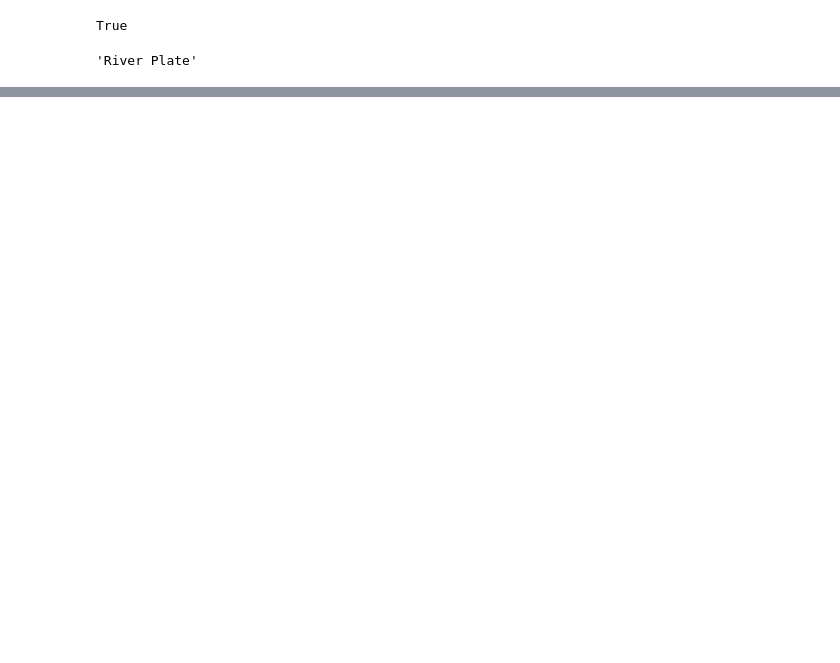
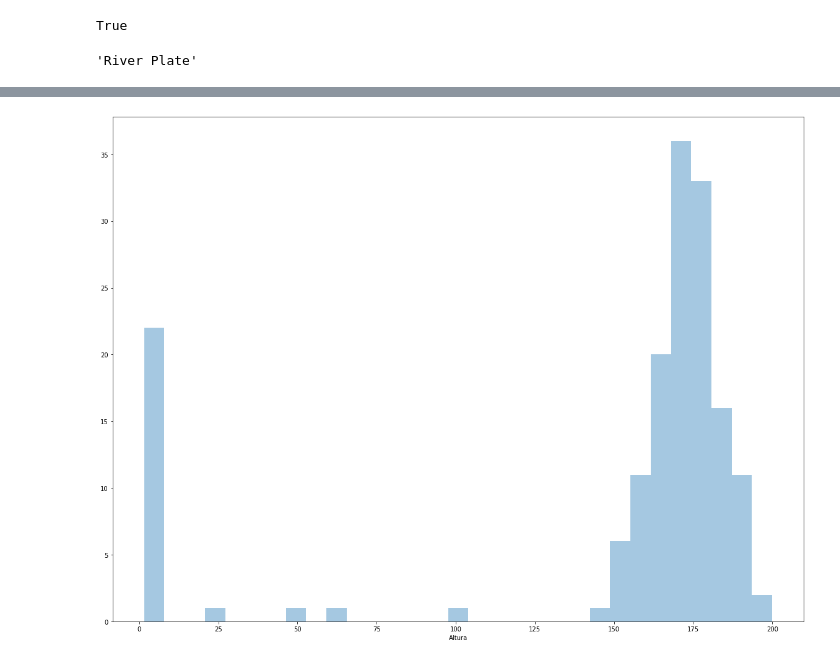
Before and after one commit to franhace/ExactasPrograma, a Jupyter notebook: V2/clase1.ipynb, the cells around one changed output, grey strips where cells are left out. Cells and saved outputs as stored; diff of their text form; code cells hidden in the pictures; blank space fills up the shorter version.

```diff
--- a/V2/clase1.ipynb
+++ b/V2/clase1.ipynb
@@ -274,0 +331,8 @@ cuadro_predilecto_gallos
+# %%
+# 16
+sns.distplot(df_alturas, kde=False)
+plt.rcParams["figure.figsize"]=20,15
+# Muchos outliers
+# Pareciera ser normal con media 175
+# %% [output]
+[figure, added]
```
Also changed, not shown: parts of 33 cells of this notebook.
